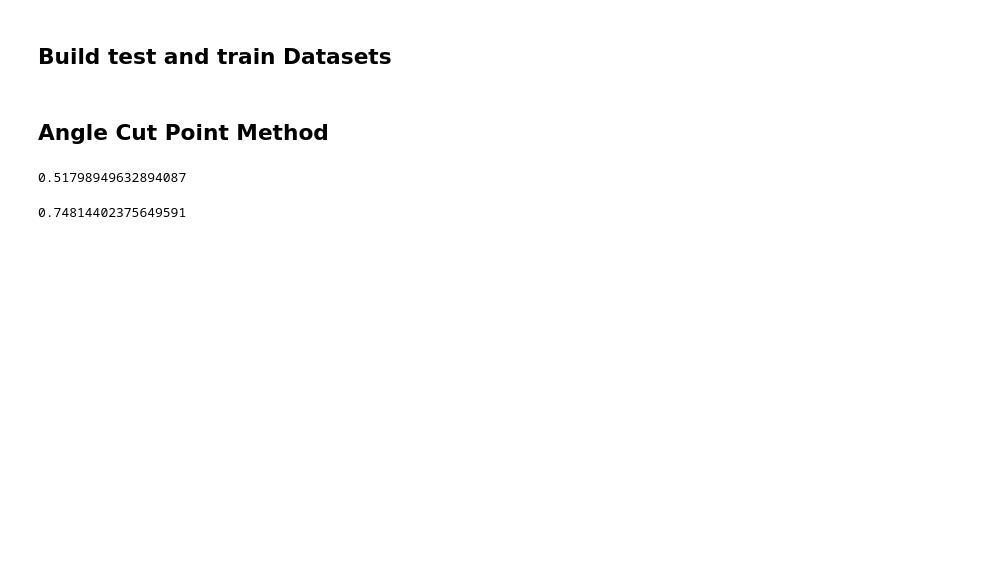
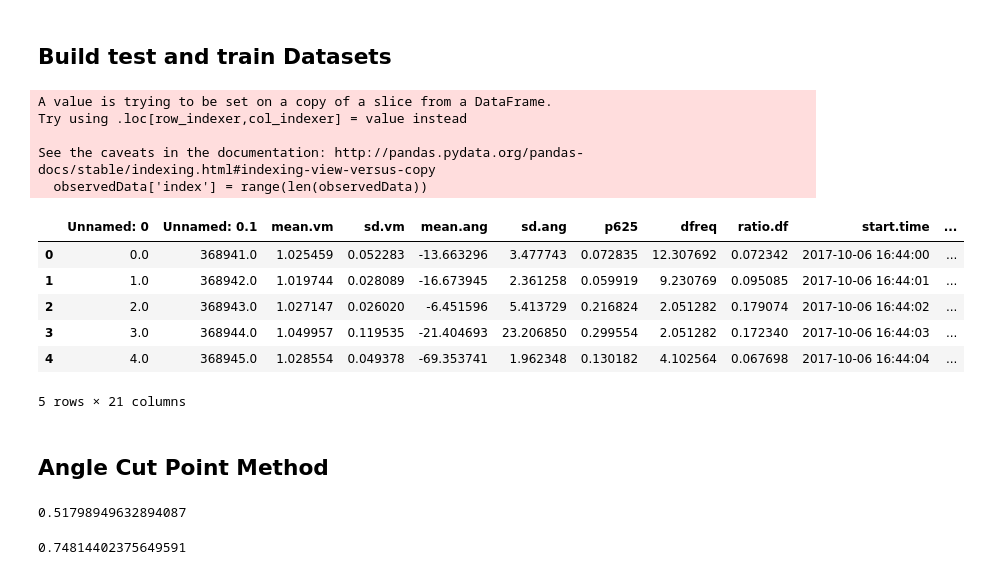
Before and after one commit to ymehra/KineseItUp, a Jupyter notebook: read_cleaned_hans2.ipynb, the cells around one changed output. Drawn from its saved outputs; the diff is of its cells as text; code cells hidden in the pictures; blank space fills up the shorter version.

```diff
--- a/read_cleaned_hans2.ipynb
+++ b/read_cleaned_hans2.ipynb
@@ -12,9 +12,28 @@ from sklearn.metrics import confusion_matrix
 from sklearn.metrics import f1_score
 # %%
 ## Change the name to get your path
-user = 'Hans'
+user = 'Andrew'
 # %% [markdown]
 ## Build test and train Datasets
+# %%
+# Rebuild complete dataset if necessary
+sc.update_complete(user)
+# %% [output]
+A value is trying to be set on a copy of a slice from a DataFrame.
+Try using .loc[row_indexer,col_indexer] = value instead
+
+See the caveats in the documentation: http://pandas.pydata.org/pandas-docs/stable/indexing.html#indexing-view-versus-copy
+  observedData['index'] = range(len(observedData))
 # %%
 data = pd.DataFrame(sc.get_complete(user))
+# %%
+data.head()
+# %% [output]
+|  | Unnamed: 0 | Unnamed: 0.1 | mean.vm | sd.vm | mean.ang | sd.ang | p625 | dfreq | ratio.df | start.time | ... |
+| 0 | 0.0 | 368941.0 | 1.025459 | 0.052283 | -13.663296 | 3.477743 | 0.072835 | 12.307692 | 0.072342 | 2017-10-06 16:44:00 | ... |
+| 1 | 1.0 | 368942.0 | 1.019744 | 0.028089 | -16.673945 | 2.361258 | 0.059919 | 9.230769 | 0.095085 | 2017-10-06 16:44:01 | ... |
+| 2 | 2.0 | 368943.0 | 1.027147 | 0.026020 | -6.451596 | 5.413729 | 0.216824 | 2.051282 | 0.179074 | 2017-10-06 16:44:02 | ... |
+| 3 | 3.0 | 368944.0 | 1.049957 | 0.119535 | -21.404693 | 23.206850 | 0.299554 | 2.051282 | 0.172340 | 2017-10-06 16:44:03 | ... |
+| 4 | 4.0 | 368945.0 | 1.028554 | 0.049378 | -69.353741 | 1.962348 | 0.130182 | 4.102564 | 0.067698 | 2017-10-06 16:44:04 | ... |
+5 rows × 21 columns
 # %%
```
Also changed, not shown: parts of 31 cells of this notebook.
